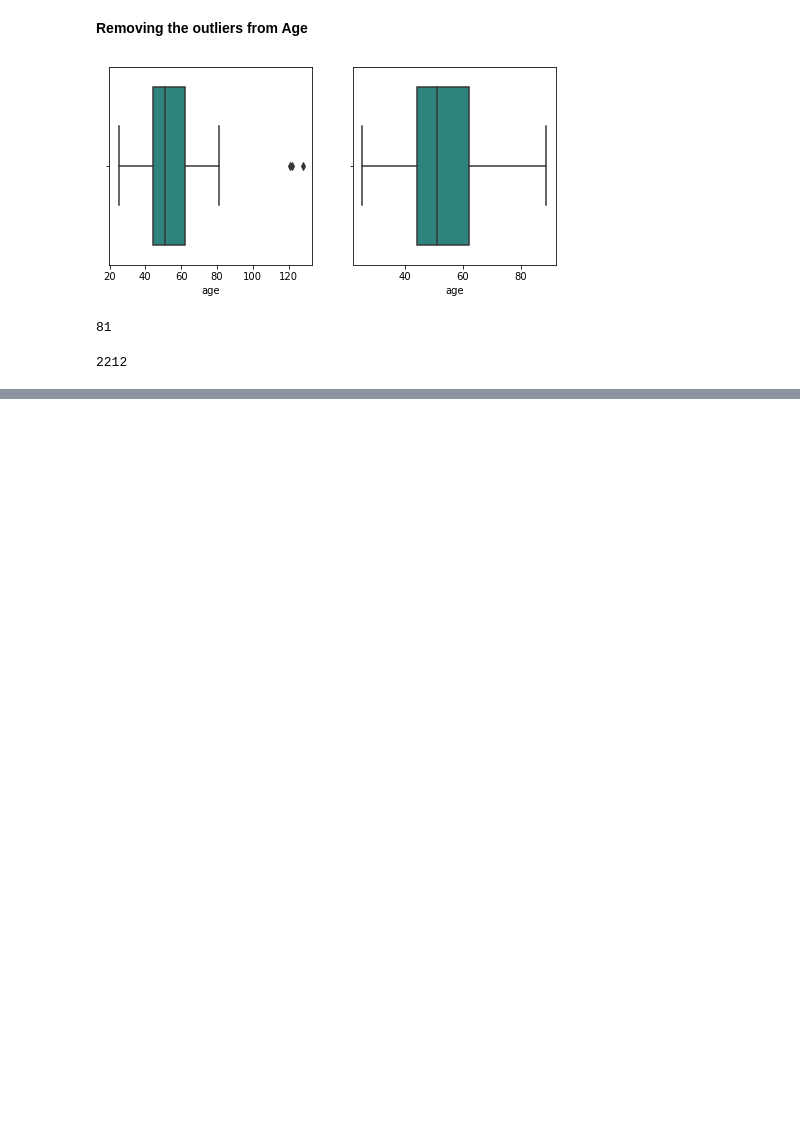
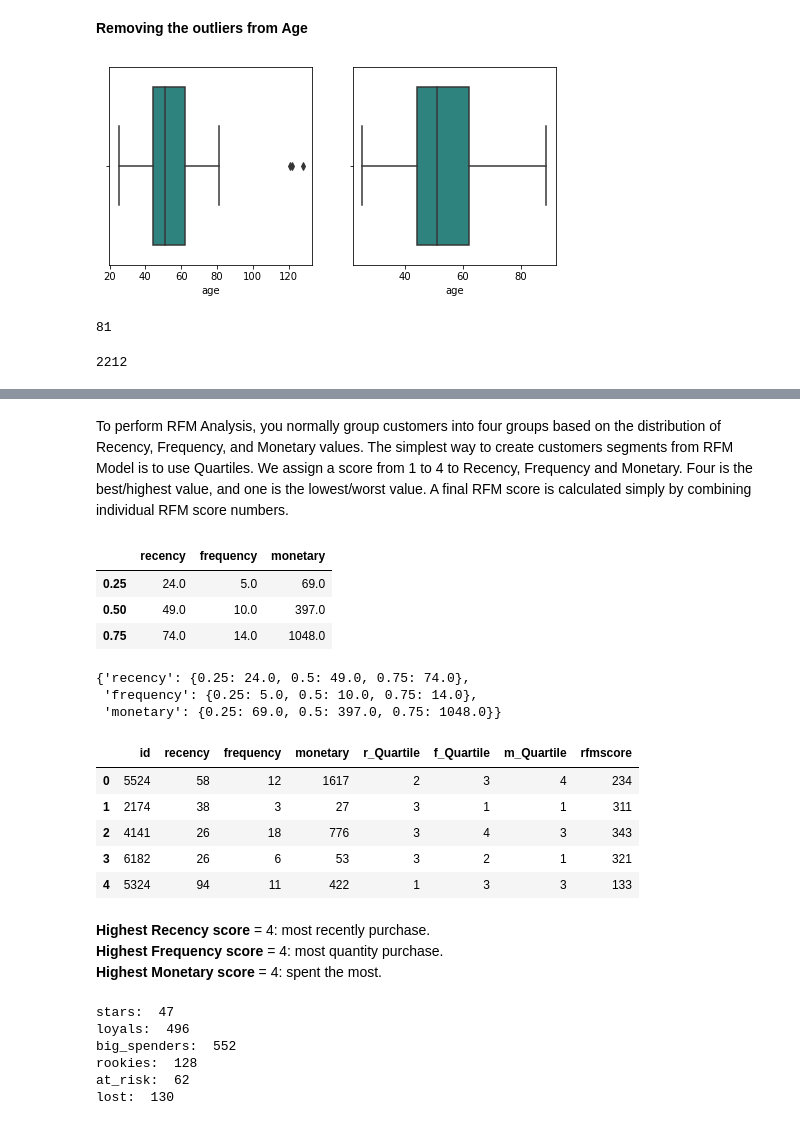
Before and after one commit to shushak/Customer-Segmentation-Project, a Jupyter notebook: Customer_Segmentation_Project.ipynb, the cells around one changed output, grey strips where cells are left out. Saved outputs shown, nothing was run; the diff lists cells and outputs as text; code cells hidden in the pictures; blank space fills up the shorter version.

```diff
--- a/Customer_Segmentation_Project.ipynb
+++ b/Customer_Segmentation_Project.ipynb
@@ -585,0 +568,3 @@ rfm_df
+# %%
+# We rename the columns "total_spent" and "total_purchase"
+rfm_df.columns = ['id', 'recency','frequency','monetary']
@@ -585,0 +587,76 @@ rfm_df
+# %% [markdown]
+To perform RFM Analysis, you normally group customers into four groups based on the distribution of Recency, Frequency, and Monetary values.
+The simplest way to create customers segments from RFM Model is to use Quartiles. We assign a score from 1 to 4 to Recency, Frequency and Monetary. Four is the best/highest value, and one is the lowest/worst value. A final RFM score is calculated simply by combining individual RFM score numbers.
+# %%
+#First we need the quartiles:
+quantiles = rfm_df.quantile(q=[0.25,0.5,0.75])
+quantiles
+# %% [output]
+|  | recency | frequency | monetary |
+| 0.25 | 24.0 | 5.0 | 69.0 |
+| 0.50 | 49.0 | 10.0 | 397.0 |
+| 0.75 | 74.0 | 14.0 | 1048.0 |
+# %%
+quantiles.to_dict()
+# %% [output]
+{'recency': {0.25: 24.0, 0.5: 49.0, 0.75: 74.0},
+ 'frequency': {0.25: 5.0, 0.5: 10.0, 0.75: 14.0},
+ 'monetary': {0.25: 69.0, 0.5: 397.0, 0.75: 1048.0}}
+# %%
+# Arguments (x = value, p = recency, monetary_value, frequency, d = quartiles dict)
+def rscore(x,p,d):
+    if x <= d[p][0.25]:
+        return 4
+    elif x <= d[p][0.50]:
+        return 3
+    elif x <= d[p][0.75]:
+        return 2
+    else:
+        return 1
+# Arguments (x = value, p = recency, monetary_value, frequency, k = quartiles dict)
+def fmscore(x,p,d):
+    if x <= d[p][0.25]:
+        return 1
+    elif x <= d[p][0.50]:
+        return 2
+    elif x <= d[p][0.75]:
+        return 3
+    else:
+        return 4
+# %%
+#create rfm segmentation table
+rfm_segmentation = rfm_df
+rfm_segmentation['r_Quartile'] = rfm_segmentation['recency'].apply(rscore, args=('recency',quantiles,))
+rfm_segmentation['f_Quartile'] = rfm_segmentation['frequency'].apply(fmscore, args=('frequency',quantiles,))
+rfm_segmentation['m_Quartile'] = rfm_segmentation['monetary'].apply(fmscore, args=('monetary',quantiles,))
+# %%
+rfm_segmentation['rfmscore'] = rfm_segmentation.r_Quartile.map(str) \
+                            + rfm_segmentation.f_Quartile.map(str) \
+                            + rfm_segmentation.m_Quartile.map(str)
+rfm_segmentation.head()
+# %% [output]
+|  | id | recency | frequency | monetary | r_Quartile | f_Quartile | m_Quartile | rfmscore |
+| 0 | 5524 | 58 | 12 | 1617 | 2 | 3 | 4 | 234 |
+| 1 | 2174 | 38 | 3 | 27 | 3 | 1 | 1 | 311 |
+| 2 | 4141 | 26 | 18 | 776 | 3 | 4 | 3 | 343 |
+| 3 | 6182 | 26 | 6 | 53 | 3 | 2 | 1 | 321 |
+| 4 | 5324 | 94 | 11 | 422 | 1 | 3 | 3 | 133 |
+# %% [markdown]
+**Highest Recency score** = 4: most recently purchase. <br>
+**Highest Frequency score** = 4: most quantity purchase.<br>
+**Highest Monetary score** = 4: spent the most.<br>
+# %%
+#We create labels
+print("stars: ",len(rfm_segmentation[rfm_segmentation['rfmscore']=='444']))
+print('loyals: ',len(rfm_segmentation[rfm_segmentation['f_Quartile']==4]))#Customers who buy the most often
+print("big_spenders: ",len(rfm_segmentation[rfm_segmentation['m_Quartile']==4]))#Customers who have generated the most revenue
+print('rookies: ', len(rfm_segmentation[rfm_segmentation['rfmscore']=='411']))# First time buyers on the store
+print('at_risk: ',len(rfm_segmentation[rfm_segmentation['rfmscore']=='144']))#good past customers who haven't bought recently
+print('lost: ',len(rfm_segmentation[rfm_segmentation['rfmscore']=='111']))
+# %% [output]
+stars:  47
+loyals:  496
+big_spenders:  552
+rookies:  128
+at_risk:  62
+lost:  130
```
Also changed, not shown: parts of 10 cells of this notebook.
